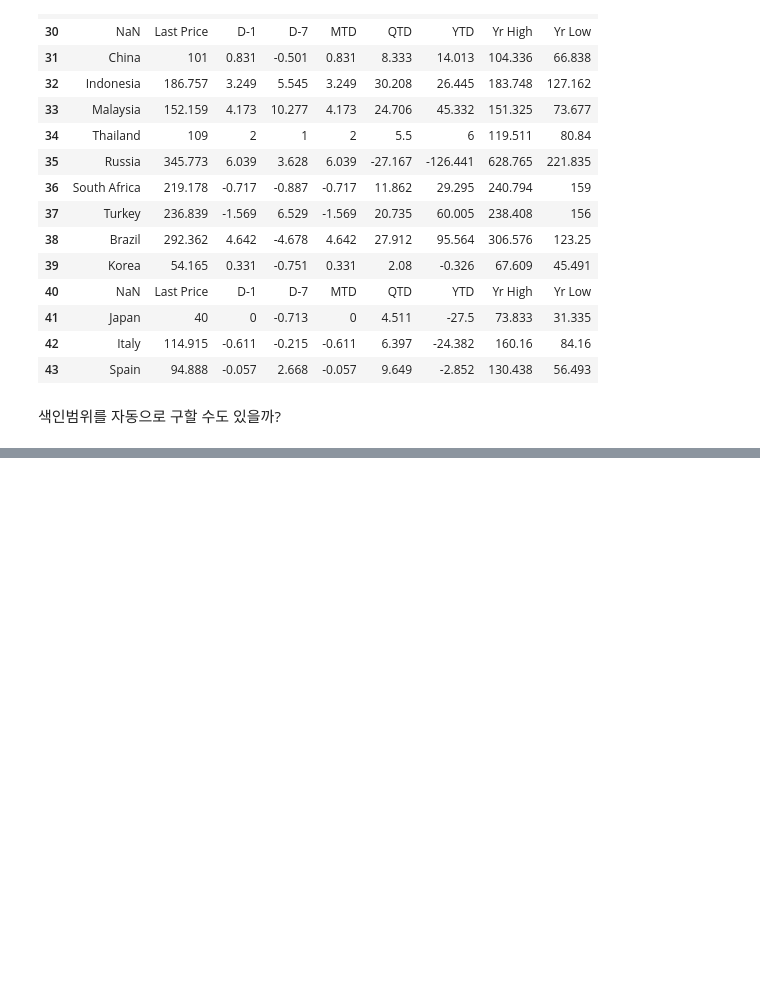
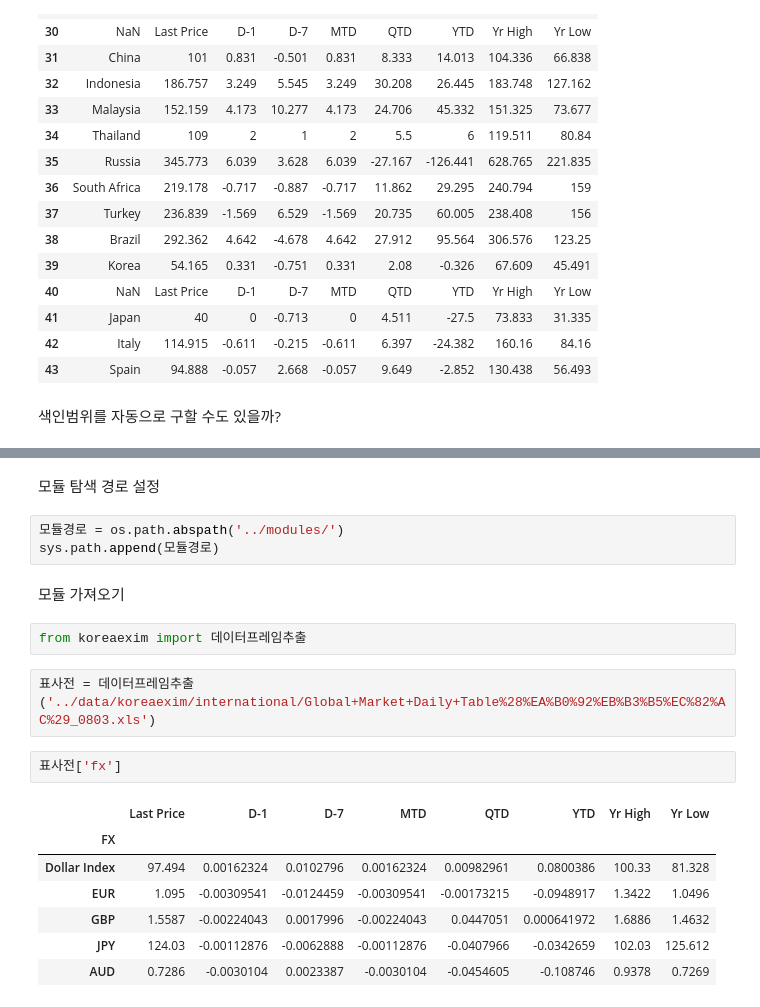
Before and after one commit to codebasic/learn-bigpy, a Jupyter notebook: io/excel_io.ipynb, the cells around one changed output, grey strips where cells are left out. Cells and saved outputs as stored; diff of their text form; blank space fills up the shorter version.

```diff
--- a/io/excel_io.ipynb
+++ b/io/excel_io.ipynb
@@ -499,0 +295,21 @@ os.listdir('data/koreaexim/international/')
+# %% [markdown]
+모듈 탐색 경로 설정
+# %%
+모듈경로 = os.path.abspath('../modules/')
+sys.path.append(모듈경로)
+# %% [markdown]
+모듈 가져오기
+# %%
+from koreaexim import 데이터프레임추출
+# %%
+표사전 = 데이터프레임추출('../data/koreaexim/international/Global+Market+Daily+Table%28%EA%B0%92%EB%B3%B5%EC%82%AC%29_0803.xls')
+# %%
+표사전['fx']
+# %% [output]
+|  | Last Price | D-1 | D-7 | MTD | QTD | YTD | Yr High | Yr Low |
+| FX |  |  |  |  |  |  |  |  |
+| Dollar Index | 97.494 | 0.00162324 | 0.0102796 | 0.00162324 | 0.00982961 | 0.0800386 | 100.33 | 81.328 |
+| EUR | 1.095 | -0.00309541 | -0.0124459 | -0.00309541 | -0.00173215 | -0.0948917 | 1.3422 | 1.0496 |
+| GBP | 1.5587 | -0.00224043 | 0.0017996 | -0.00224043 | 0.0447051 | 0.000641972 | 1.6886 | 1.4632 |
+| JPY | 124.03 | -0.00112876 | -0.0062888 | -0.00112876 | -0.0407966 | -0.0342659 | 102.03 | 125.612 |
+| AUD | 0.7286 | -0.0030104 | 0.0023387 | -0.0030104 | -0.0454605 | -0.108746 | 0.9378 | 0.7269 |
```
Also changed, not shown: parts of 53 cells of this notebook, 1 other file.
